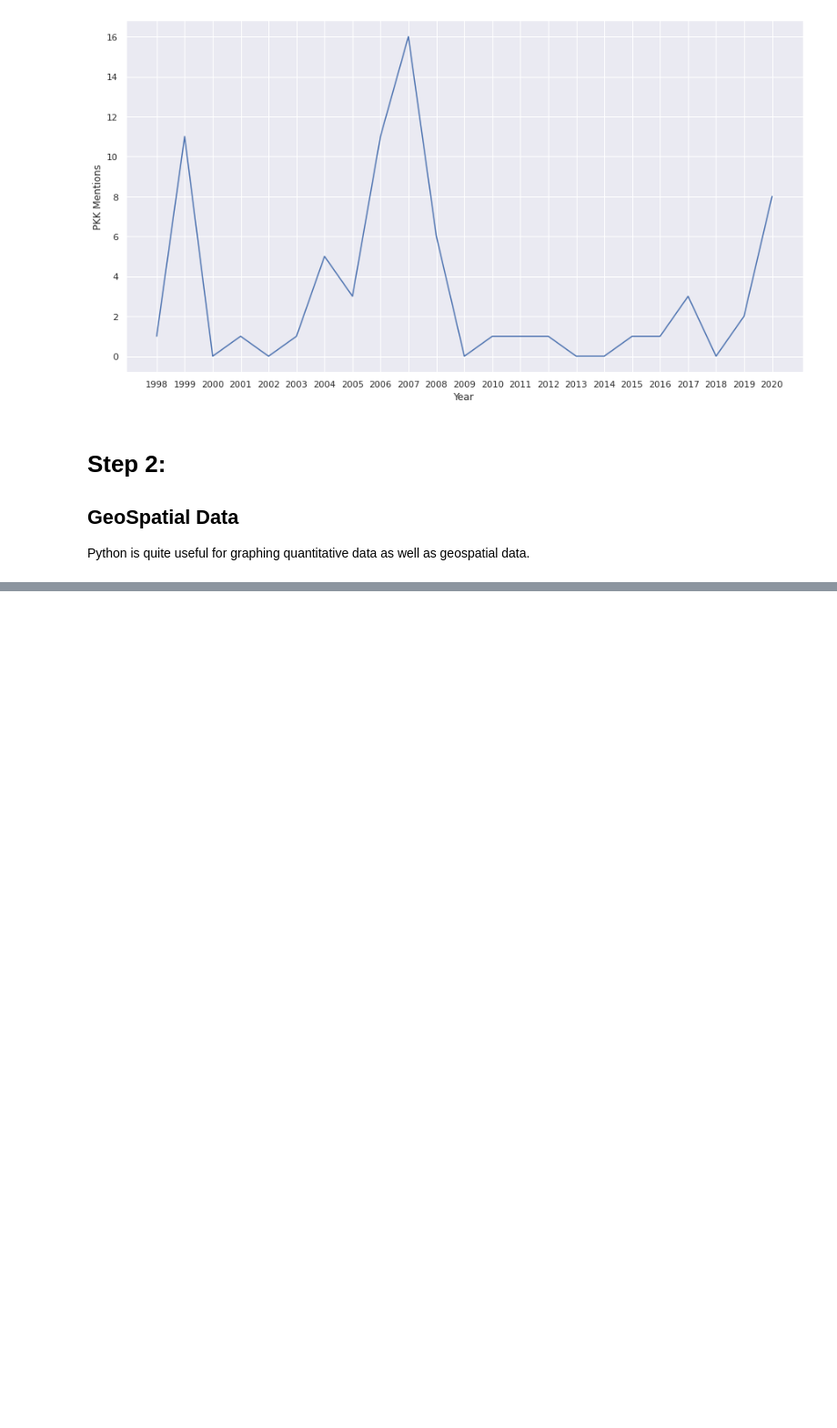
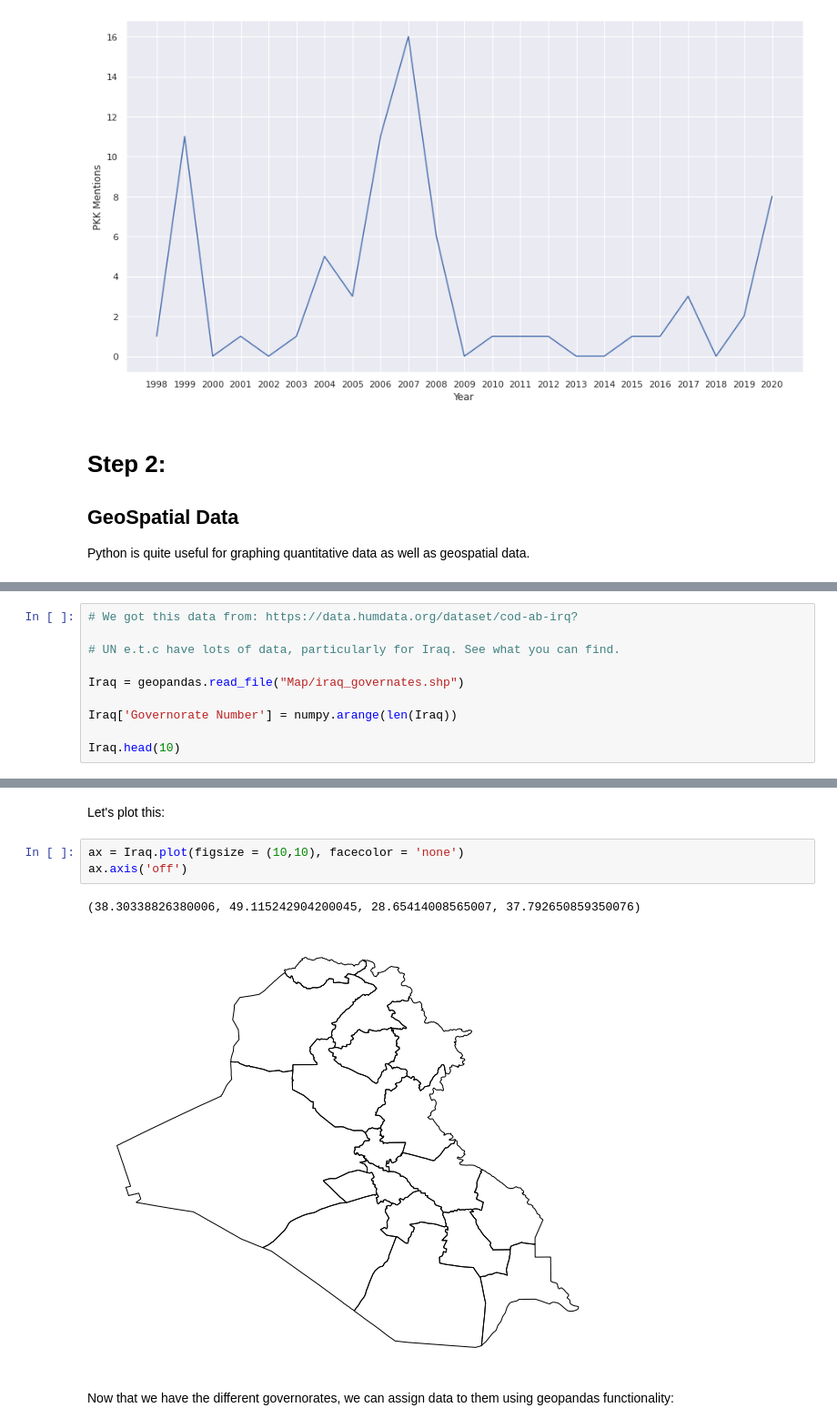
Before and after one commit to DiweenHawezy/Python-Workshop, a Jupyter notebook: PythonExample.ipynb, the cells around one changed output, grey strips where cells are left out. Shown at 91% size. Drawn from its saved outputs; the diff is of its cells as text; blank space fills up the shorter version.

```diff
--- a/PythonExample.ipynb
+++ b/PythonExample.ipynb
@@ -267,0 +322,10 @@ Python is quite useful for graphing quantitative data as well as geospatial data
+# %%
+# We got this data from: https://data.humdata.org/dataset/cod-ab-irq?
+
+# UN e.t.c have lots of data, particularly for Iraq. See what you can find.
+
+Iraq = geopandas.read_file("Map/iraq_governates.shp")
+
+Iraq['Governorate Number'] = numpy.arange(len(Iraq))
+
+Iraq.head(10)
@@ -267,0 +344,10 @@ Python is quite useful for graphing quantitative data as well as geospatial data
+# %% [markdown]
+Let's plot this:
+# %%
+ax = Iraq.plot(figsize = (10,10), facecolor = 'none')
+ax.axis('off')
+# %% [output]
+(38.30338826380006, 49.115242904200045, 28.65414008565007, 37.792650859350076)
+[figure, added]
+# %% [markdown]
+Now that we have the different governorates, we can assign data to them using geopandas functionality:
```
Also changed, not shown: parts of 23 cells of this notebook, 3 other files.
